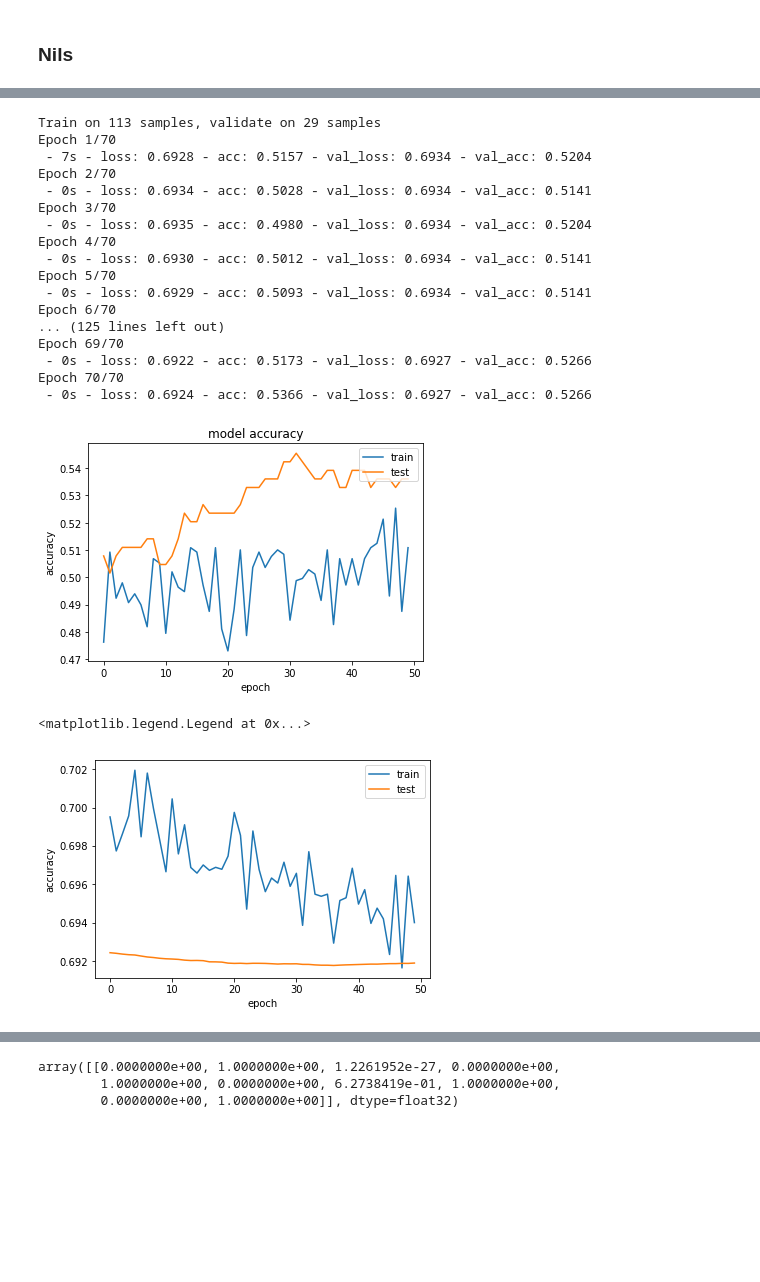
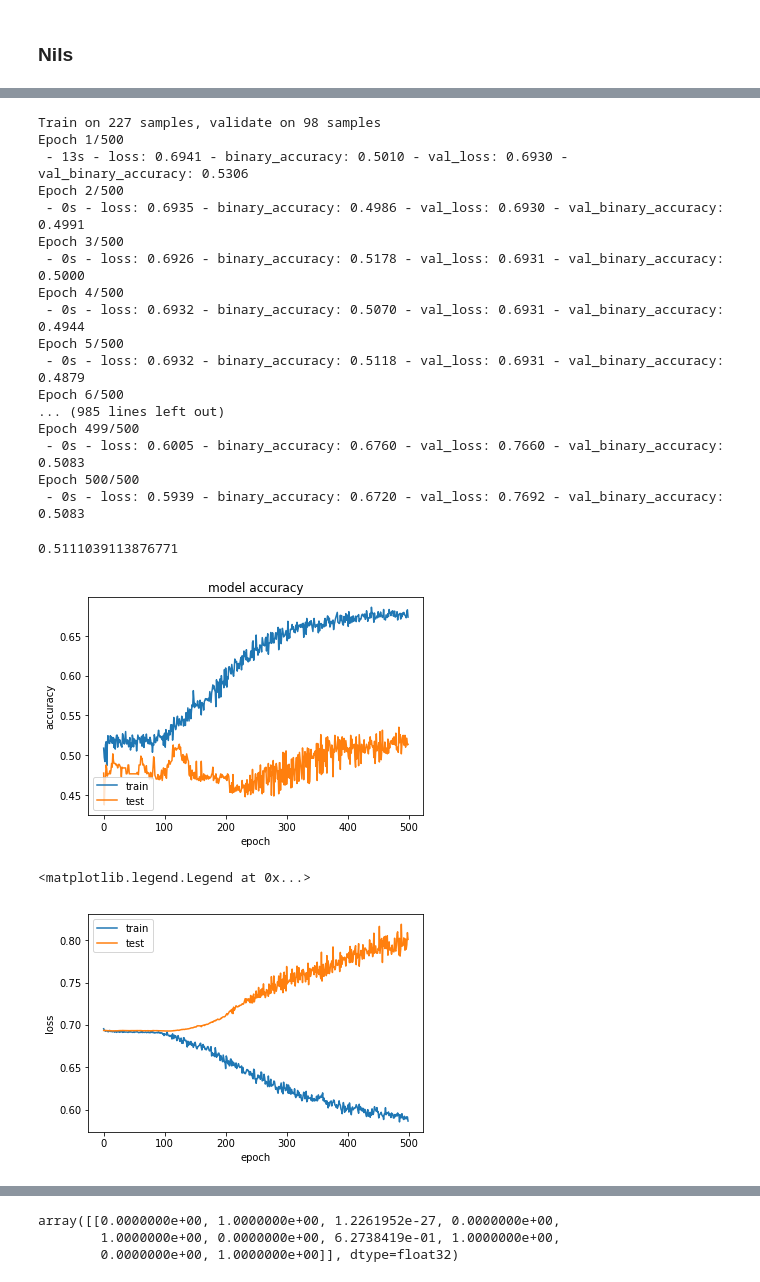
Before and after one commit to kosnil/kd-seminar, a Jupyter notebook: mlp/Data Preprocessing Tests.ipynb, the cells around one changed output, grey strips where cells are left out. Drawn from its saved outputs; the diff is of its cells as text; code cells hidden in the pictures; blank space fills up the shorter version.

```diff
--- a/mlp/Data Preprocessing Tests.ipynb
+++ b/mlp/Data Preprocessing Tests.ipynb
@@ -167,5 +180,5 @@ Using TensorFlow backend.
 # %%
-X_train, X_val, y_train, y_val = train_test_split(rescaled, Y, test_size=0.2, random_state=42)
+X_train, X_val, y_train, y_val = train_test_split(rescaled, Y, test_size=0.3, random_state=212134)
 #X_train, X_val, y_train, y_val = train_test_split(X, Y, test_size=0.2, random_state=42)
 # %%
 dims = X.shape[1]
@@ -223,2 +236,8 @@ array([-1, -1,  1,  1,  1,  1,  1,  1,  1,  1,  1], dtype=int64)
 # %% [markdown]
 ### Nils
+# %%
+def custom_tanh(x):
+    return (K.tanh((2/3)*x) * 1.5)#1.7159) #(2/3)
+
+def custom_tanh_output(x):
+    return (K.sigmoid( (0.75) * x )) +0.001# (2/3) + 0.02
@@ -247,14 +283,17 @@ def make_model(optimizer="sgd", dropout=True, dropout_param=0.3, hidden_layer_si
 my_classifier = KerasClassifier(make_model,  verbose=2) #batch_size=10, epochs=100,
 
 batch_size = [10,12,14,30]#np.arange(55,105,10)
-epochs = [70]#np.arange(80,120,5)
-optimizer = ["sgd"]#["sgd", "adam", "nadam"]
+epochs = [50]#np.arange(80,120,5)
+optimizer = ["sgd", "RMSprop"]#["sgd", "adam", "nadam"]
 #dropout = [True, False]
-dropout_param = np.linspace(0.29, 0.38, 10)
-input_activation=["relu", "tanh", "sigmoid", "softplus"]
+#dropout_param = np.linspace(0.29, 0.38, 10)
+input_activation=["softsign", "tanh", "softplus", "softmax"]
+no_layers = np.arange(1,6)
+first_last_hl_size = np.arange(20,50,10)
+mid_hl_size = np.arange(30,150, 20)
 
 
-param_grid = dict(epochs=epochs, dropout_param=dropout_param, input_activation=input_activation)
+param_grid = dict(epochs=epochs, optimizer=optimizer, input_activation=input_activation)
 
 validator = GridSearchCV(my_classifier,
                          param_grid=param_grid)
@@ -317,46 +356,50 @@ The parameters of the best model are:
 # %%
-test = make_model(dropout_param=0.37, input_activation="softmax").fit(X_train, y_train,
-                                                                       validation_data = (X_val, y_val), epochs=70, verbose=2)
-          #batch_size=60, verbose=True)
+test = make_model(dropout_param=0.5, mid_hl_size=80, no_layers=8, optimizer="Adamax", #RMSProp #0.37
+                  first_last_hl_size=20, input_activation="softmax").fit(X_train, y_train, validation_data = (X_val, y_val),
+                                                                         epochs=500, batch_size=20, verbose=2)
 # %% [output]
-Train on 113 samples, validate on 29 samples
-Epoch 1/70
- - 7s - loss: 0.6928 - acc: 0.5157 - val_loss: 0.6934 - val_acc: 0.5204
-Epoch 2/70
- - 0s - loss: 0.6934 - acc: 0.5028 - val_loss: 0.6934 - val_acc: 0.5141
-Epoch 3/70
- - 0s - loss: 0.6935 - acc: 0.4980 - val_loss: 0.6934 - val_acc: 0.5204
-Epoch 4/70
- - 0s - loss: 0.6930 - acc: 0.5012 - val_loss: 0.6934 - val_acc: 0.5141
-Epoch 5/70
- - 0s - loss: 0.6929 - acc: 0.5093 - val_loss: 0.6934 - val_acc: 0.5141
-Epoch 6/70
-... (125 lines left out)
-Epoch 69/70
- - 0s - loss: 0.6922 - acc: 0.5173 - val_loss: 0.6927 - val_acc: 0.5266
-Epoch 70/70
- - 0s - loss: 0.6924 - acc: 0.5366 - val_loss: 0.6927 - val_acc: 0.5266
+Train on 227 samples, validate on 98 samples
+Epoch 1/500
+ - 13s - loss: 0.6941 - binary_accuracy: 0.5010 - val_loss: 0.6930 - val_binary_accuracy: 0.5306
+Epoch 2/500
+ - 0s - loss: 0.6935 - binary_accuracy: 0.4986 - val_loss: 0.6930 - val_binary_accuracy: 0.4991
+Epoch 3/500
+ - 0s - loss: 0.6926 - binary_accuracy: 0.5178 - val_loss: 0.6931 - val_binary_accuracy: 0.5000
+Epoch 4/500
+ - 0s - loss: 0.6932 - binary_accuracy: 0.5070 - val_loss: 0.6931 - val_binary_accuracy: 0.4944
+Epoch 5/500
+ - 0s - loss: 0.6932 - binary_accuracy: 0.5118 - val_loss: 0.6931 - val_binary_accuracy: 0.4879
+Epoch 6/500
+... (985 lines left out)
+Epoch 499/500
+ - 0s - loss: 0.6005 - binary_accuracy: 0.6760 - val_loss: 0.7660 - val_binary_accuracy: 0.5083
+Epoch 500/500
+ - 0s - loss: 0.5939 - binary_accuracy: 0.6720 - val_loss: 0.7692 - val_binary_accuracy: 0.5083
 # %%
 import matplotlib.pyplot as plt
+# %%
+np.mean(test.history['val_binary_accuracy'][-100:])
+# %% [output]
+0.5111039113876771
 # %%
-plt.plot(test.history['acc'])
-plt.plot(test.history['val_acc'])
+plt.plot(test.history['binary_accuracy'])
+plt.plot(test.history['val_binary_accuracy'])
 plt.title('model accuracy')
 plt.ylabel('accuracy')
 plt.xlabel('epoch')
-plt.legend(['train', 'test'], loc='upper right')
+plt.legend(['train', 'test'], loc='lower left')
 plt.show()
 # %% [output]
-[figure, old version]
+[figure, new version]
 # %%
 plt.plot(test.history['loss'])
 plt.plot(test.history['val_loss'])
-plt.ylabel('accuracy')
+plt.ylabel('loss')
 plt.xlabel('epoch')
-plt.legend(['train', 'test'], loc='upper right')
+plt.legend(['train', 'test'], loc='upper left')
 # %% [output]
 <matplotlib.legend.Legend at 0x...>
-[figure, old version]
+[figure, new version]
 # %%
 model = Sequential()
 
```
Also changed, not shown: parts of 30 cells of this notebook, 3 other files.
